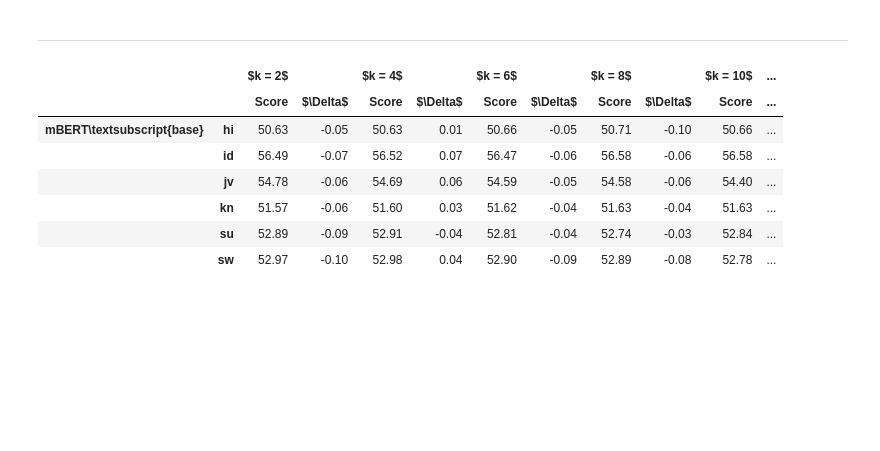
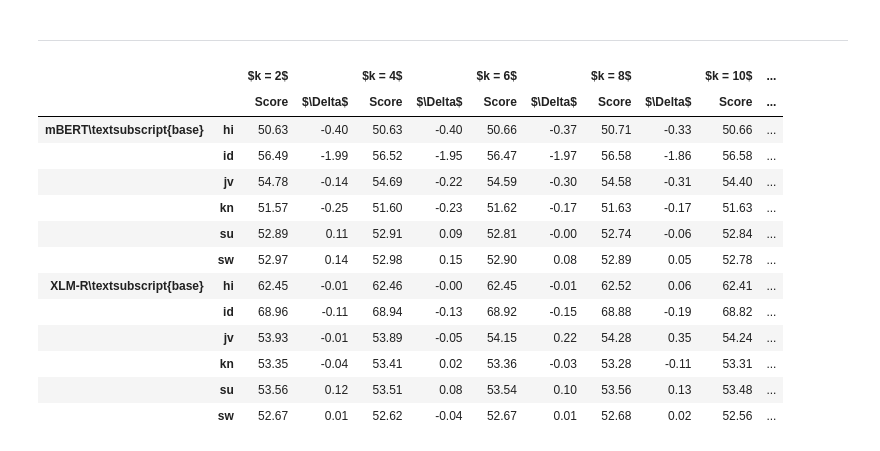
Before and after one commit to chaosarium/11711-project, a Jupyter notebook: replication_res/mk_tables.ipynb, the cells around one changed output. Saved outputs shown, nothing was run; the diff lists cells and outputs as text; code cells hidden in the pictures; blank space fills up the shorter version.

Commit message:
table

```diff
--- a/replication_res/mk_tables.ipynb
+++ b/replication_res/mk_tables.ipynb
@@ -153,24 +297,35 @@ for lang in ['hi', 'id', 'jv', 'kn', 'su', 'sw']:
     for k in [2,4,6,8,10]:
         data[('mBERTlarge', lang)][(k, 'mean')] = parsed[('mBERTlarge', lang, k, 'mean')]
         data[('mBERTlarge', lang)][(k, 'delta')] = parsed[('mBERTlarge', lang, k, 'delta')]
+for lang in ['hi', 'id', 'jv', 'kn', 'su', 'sw']:
+    data[('xlmrbase', lang)] = {}
+    for k in [2,4,6,8,10]:
+        data[('xlmrbase', lang)][(k, 'mean')] = parsed[('xlmrbase', lang, k, 'mean')]
+        data[('xlmrbase', lang)][(k, 'delta')] = parsed[('xlmrbase', lang, k, 'delta')]
 # %%
 df = pd.DataFrame.from_dict(data, orient='index')
 dfs = df.style
 
 dfs.format_index(lambda s: f"$k = {s}$", axis=1, level=0)
 dfs.format_index(lambda s: s.replace("delta", "$\\Delta$").replace("mean", "Score"), axis=1, level=1)
-dfs.format_index(lambda s: s.replace("mBERTlarge", 'mBERT\\textsubscript{base}'), axis=0, level=0)
+dfs.format_index(lambda s: s.replace("mBERTlarge", 'mBERT\\textsubscript{base}').replace("xlmrbase", 'XLM-R\\textsubscript{base}'), axis=0, level=0)
 dfs.format("{:.2f}")
 dfs
 # %% [output]
 |  |  | $k = 2$ |  | $k = 4$ |  | $k = 6$ |  | $k = 8$ |  | $k = 10$ | ... |
 |  |  | Score | $\Delta$ | Score | $\Delta$ | Score | $\Delta$ | Score | $\Delta$ | Score | ... |
-| mBERT\textsubscript{base} | hi | 50.63 | -0.05 | 50.63 | 0.01 | 50.66 | -0.05 | 50.71 | -0.10 | 50.66 | ... |
-|  | id | 56.49 | -0.07 | 56.52 | 0.07 | 56.47 | -0.06 | 56.58 | -0.06 | 56.58 | ... |
-|  | jv | 54.78 | -0.06 | 54.69 | 0.06 | 54.59 | -0.05 | 54.58 | -0.06 | 54.40 | ... |
-|  | kn | 51.57 | -0.06 | 51.60 | 0.03 | 51.62 | -0.04 | 51.63 | -0.04 | 51.63 | ... |
-|  | su | 52.89 | -0.09 | 52.91 | -0.04 | 52.81 | -0.04 | 52.74 | -0.03 | 52.84 | ... |
-|  | sw | 52.97 | -0.10 | 52.98 | 0.04 | 52.90 | -0.09 | 52.89 | -0.08 | 52.78 | ... |
+| mBERT\textsubscript{base} | hi | 50.63 | -0.40 | 50.63 | -0.40 | 50.66 | -0.37 | 50.71 | -0.33 | 50.66 | ... |
+|  | id | 56.49 | -1.99 | 56.52 | -1.95 | 56.47 | -1.97 | 56.58 | -1.86 | 56.58 | ... |
+|  | jv | 54.78 | -0.14 | 54.69 | -0.22 | 54.59 | -0.30 | 54.58 | -0.31 | 54.40 | ... |
+|  | kn | 51.57 | -0.25 | 51.60 | -0.23 | 51.62 | -0.17 | 51.63 | -0.17 | 51.63 | ... |
+|  | su | 52.89 | 0.11 | 52.91 | 0.09 | 52.81 | -0.00 | 52.74 | -0.06 | 52.84 | ... |
+|  | sw | 52.97 | 0.14 | 52.98 | 0.15 | 52.90 | 0.08 | 52.89 | 0.05 | 52.78 | ... |
+| XLM-R\textsubscript{base} | hi | 62.45 | -0.01 | 62.46 | -0.00 | 62.45 | -0.01 | 62.52 | 0.06 | 62.41 | ... |
+|  | id | 68.96 | -0.11 | 68.94 | -0.13 | 68.92 | -0.15 | 68.88 | -0.19 | 68.82 | ... |
+|  | jv | 53.93 | -0.01 | 53.89 | -0.05 | 54.15 | 0.22 | 54.28 | 0.35 | 54.24 | ... |
+|  | kn | 53.35 | -0.04 | 53.41 | 0.02 | 53.36 | -0.03 | 53.28 | -0.11 | 53.31 | ... |
+|  | su | 53.56 | 0.12 | 53.51 | 0.08 | 53.54 | 0.10 | 53.56 | 0.13 | 53.48 | ... |
+|  | sw | 52.67 | 0.01 | 52.62 | -0.04 | 52.67 | 0.01 | 52.68 | 0.02 | 52.56 | ... |
 # %%
 dfs.to_latex(
     buf=f"/Users/chaosarium/Documents/Repos/11711-HW3-Paper/tables/table13.tex",
```
Also changed, not shown: parts of 3 cells of this notebook.
